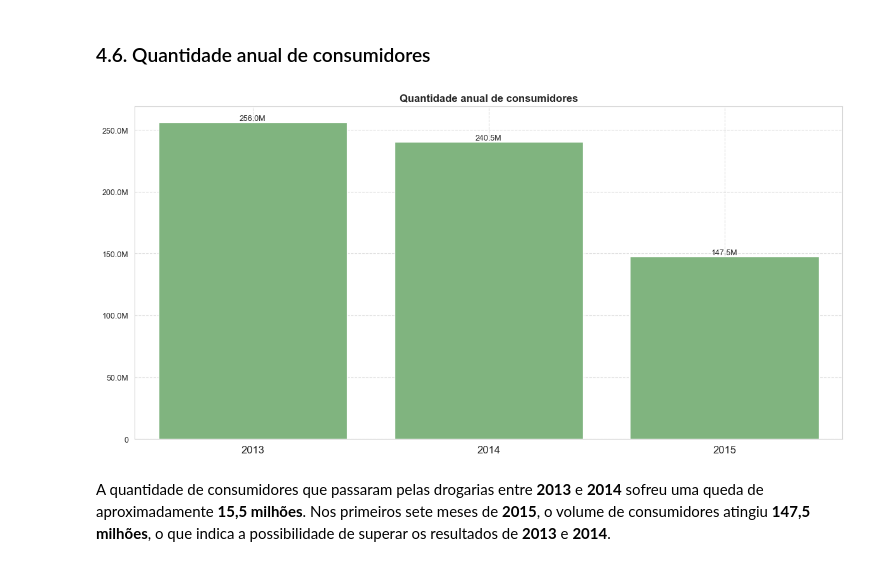
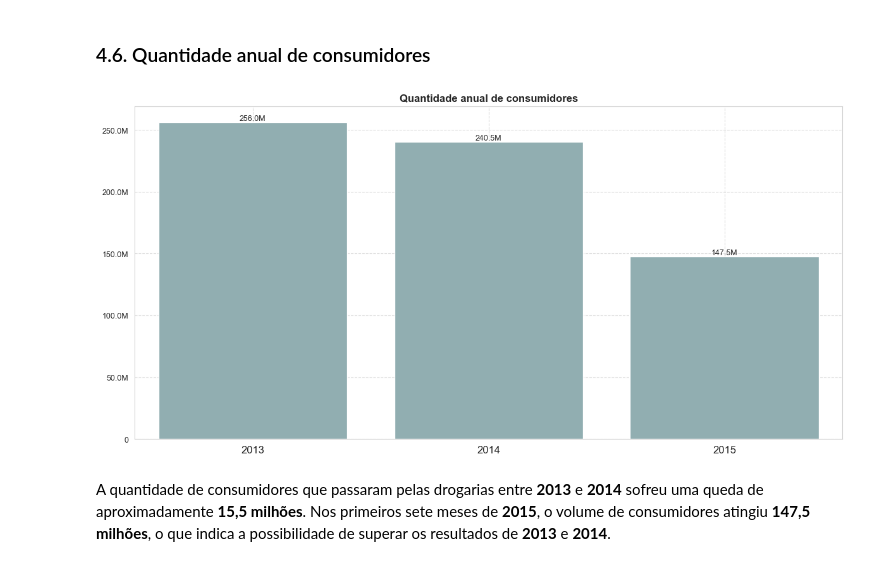
Before and after one commit to emso-exe/Previsao_de_demandas_de_drogarias, a Jupyter notebook: 000_analise_exploratoria.ipynb, the cells around one changed output. Cells and saved outputs as stored; diff of their text form; code cells hidden in the pictures.

```diff
--- a/000_analise_exploratoria.ipynb
+++ b/000_analise_exploratoria.ipynb
@@ -376,7 +374,7 @@ df_02 = df.groupby(['Year','StoreType'])[['Sales']].sum().reset_index()
 plt.figure(figsize=(12, 6))
 
 # Plotar o gráfico no eixo fornecido
-ax = sns.barplot(data=df_02, x='Year', y='Sales', hue='StoreType', color='#dac8aa')
+ax = sns.barplot(data=df_02, x='Year', y='Sales', hue='StoreType', palette=['#2f5d41','#417f5a','#52a272','#64c58b'])
 
 # Formatar os números do eixo Y para milhões ou milhares
 ax.yaxis.set_major_formatter(mticker.FuncFormatter(formatar_valores_))
@@ -413,7 +411,7 @@ df_04 = df.groupby(['Year','Assortment'])[['Sales']].sum().reset_index()
 plt.figure(figsize=(12, 6))
 
 # Plotar o gráfico no eixo fornecido
-ax = sns.barplot(data=df_04, x='Year', y='Sales', hue='Assortment', color='#e0c2c6')
+ax = sns.barplot(data=df_04, x='Year', y='Sales', hue='Assortment', palette=['#2f5d41','#417f5a','#52a272','#64c58b'])
 
 # Formatar os números do eixo Y para milhões ou milhares
 ax.yaxis.set_major_formatter(mticker.FuncFormatter(formatar_valores_))
@@ -448,33 +446,33 @@ df_05 = df.groupby(['Year'])['Customers'].sum().reset_index()
 # %%
 # Criar o gráfico
 plt.figure(figsize=(12, 6))
 
 # Plotar o gráfico no eixo fornecido
-ax = sns.barplot(data=df_05, x='Year', y='Customers', color='#78bd76')
+ax = sns.barplot(data=df_05, x='Year', y='Customers', color='#8cb3b6')
 
 # Formatar os números do eixo Y para milhões ou milhares
 ax.yaxis.set_major_formatter(mticker.FuncFormatter(formatar_valores_))
 
 # Formatar os rótulos do eixo X
 ax.set_xticklabels(ax.get_xticklabels(), ha='center', fontsize=12)
 # Formatar os rótulos do eixo Y
 ax.tick_params(axis='y', labelsize=9)
 
 # Formatação do título
 ax.set_title('Quantidade anual de consumidores', loc='center', fontsize=12, fontweight='bold')
 ax.set(xlabel='', ylabel='')
 
 # Adicionar rótulos (valores) nas barras, com a orientação especificada
 for container in ax.containers:
     labels = [formatar_valores(val) for val in container.datavalues]
     ax.bar_label(container, labels=labels, size=9, label_type='edge')
 
 # Ajustar o layout para evitar sobreposição
 plt.tight_layout()
 plt.grid(True, linestyle='--', alpha=0.7)
 plt.show()
 # %% [output]
-[figure, old version]
+[figure, new version]
 # %% [markdown]
 A quantidade de consumidores que passaram pelas drogarias entre **2013** e **2014** sofreu uma queda de aproximadamente **15,5 milhões**. Nos primeiros sete meses de **2015**, o volume de consumidores atingiu **147,5 milhões**, o que indica a possibilidade de superar os resultados de **2013** e **2014**.
 # %% [markdown]
```
Also changed, not shown: parts of 5 cells of this notebook.
